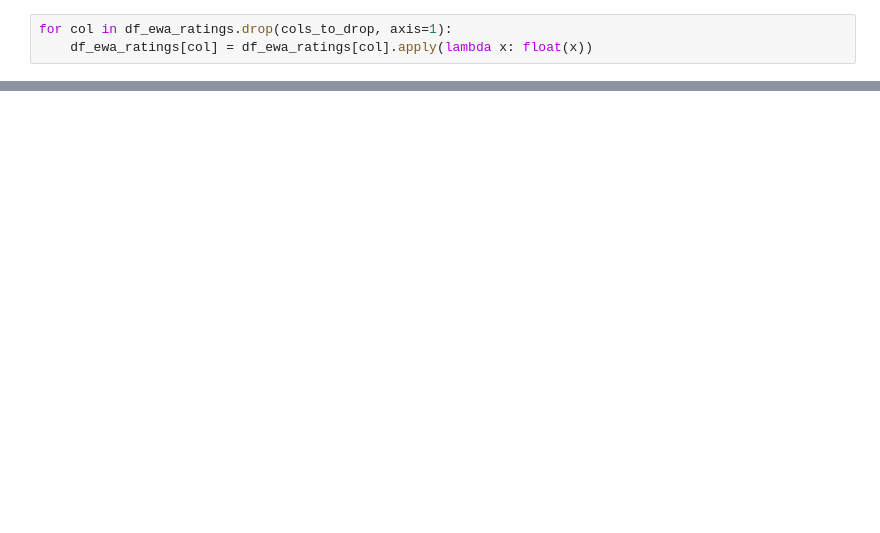
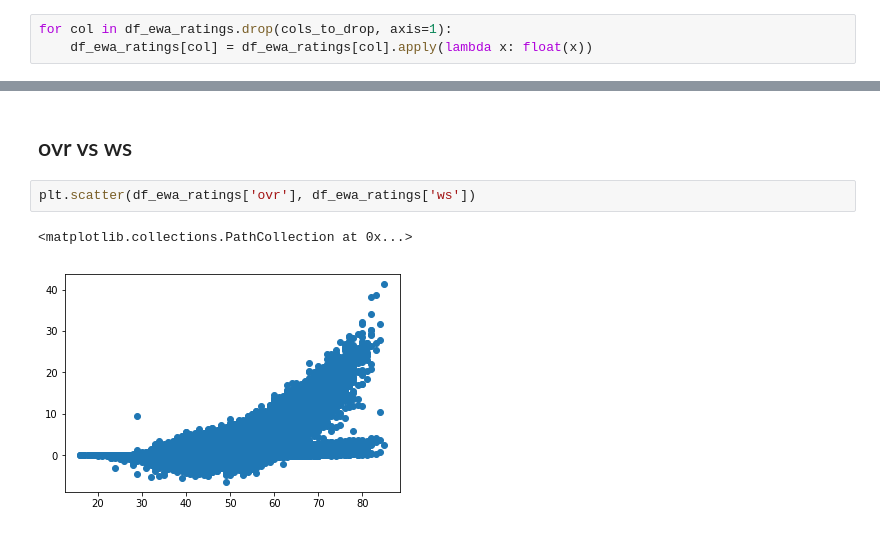
Before and after one commit to aemrich/bbgm_predict, a Jupyter notebook: analysis.ipynb, the cells around one changed output, grey strips where cells are left out. Saved outputs shown, nothing was run; the diff lists cells and outputs as text; blank space fills up the shorter version.

```diff
--- a/analysis.ipynb
+++ b/analysis.ipynb
@@ -86,0 +345,7 @@ dtype: float64
+# %% [markdown]
+## ovr vs ws
+# %%
+plt.scatter(df_ewa_ratings['ovr'], df_ewa_ratings['ws'])
+# %% [output]
+<matplotlib.collections.PathCollection at 0x...>
+[figure, added]
```
Also changed, not shown: parts of 51 cells of this notebook, 1 other file.
